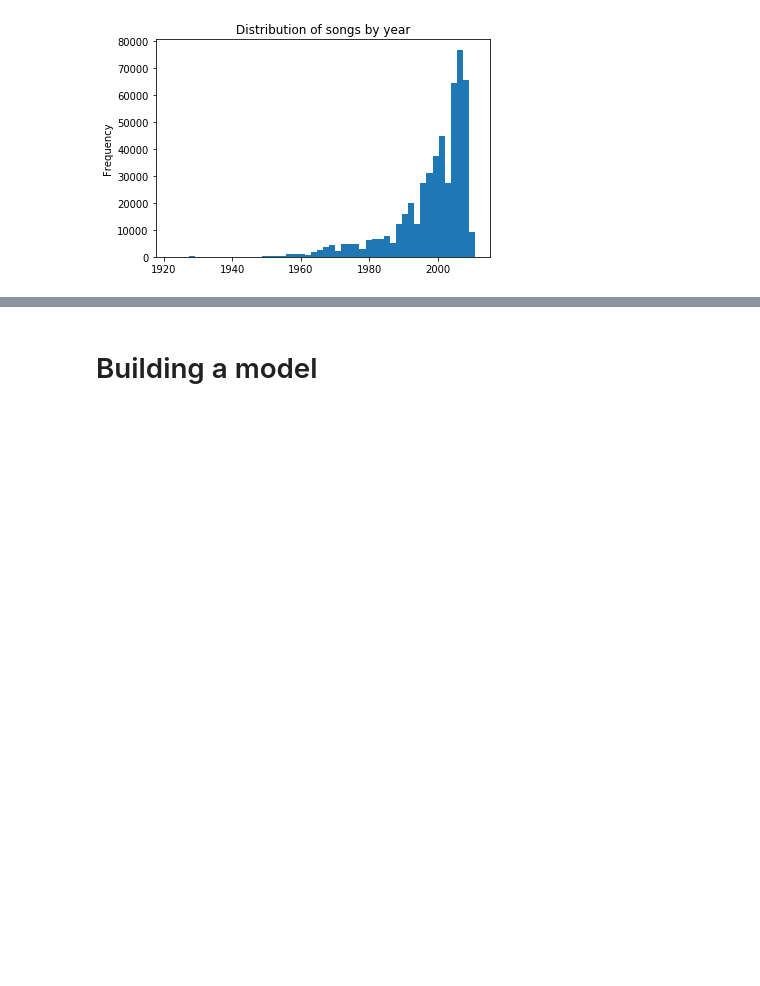
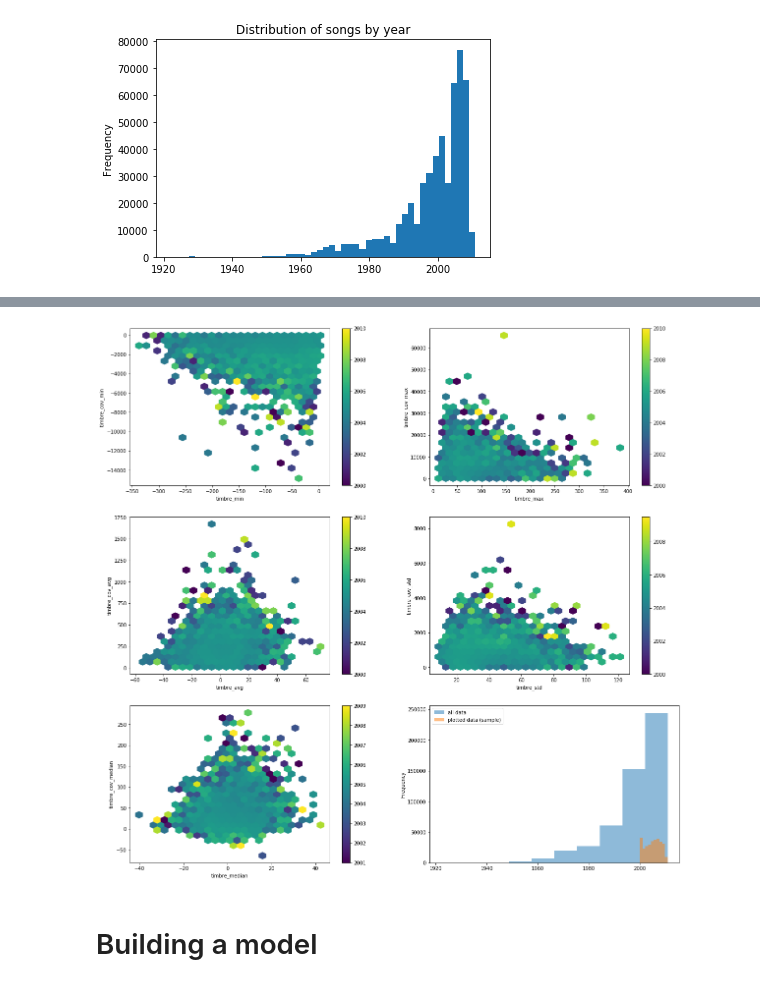
Before and after one commit to franktoffel/cvstr, a Jupyter notebook: music/music_ML.ipynb, the cells around one changed output, grey strips where cells are left out. Saved outputs shown, nothing was run; the diff lists cells and outputs as text; code cells hidden in the pictures; blank space fills up the shorter version.

```diff
--- a/music/music_ML.ipynb
+++ b/music/music_ML.ipynb
@@ -173,3 +173,35 @@ plt.show()
+# %%
+data_sample =  data.query('Year>=2000')#.sample(frac=0.5)
+
+
+fig, ax = plt.subplots(nrows=3, ncols=2, figsize=(20,20))
+
+
+data_sample.plot.hexbin(x='timbre_min', y='timbre_cov_min', C='Year',
+                        gridsize=25, ax=ax[0,0], cmap=plt.cm.viridis)
+
+data_sample.plot.hexbin(x='timbre_max', y='timbre_cov_max', C='Year',
+                        gridsize=25, ax=ax[0,1], cmap=plt.cm.viridis)
+
+data_sample.plot.hexbin(x='timbre_avg', y='timbre_cov_avg', C='Year',
+                        gridsize=25, ax=ax[1,0], cmap=plt.cm.viridis)
+
+data_sample.plot.hexbin(x='timbre_std', y='timbre_cov_std', C='Year',
+                        gridsize=25, ax=ax[1,1], cmap=plt.cm.viridis)
+
+data_sample.plot.hexbin(x='timbre_median', y='timbre_cov_median', C='Year',
+                        gridsize=25, ax=ax[2,0], cmap=plt.cm.viridis)
+
+data['Year'].plot.hist(ax=ax[2,1],
+                       label='all data', alpha=0.5)
+data_sample['Year'].plot.hist(ax=ax[2,1],
+                              label='plotted data (sample)', alpha=0.5)
+
+plt.legend();
+
+plt.show()
+# %% [output]
+[figure, added]
 # %% [markdown]
 # Building a model
 # %% [markdown]
```
Also changed, not shown: parts of 82 cells of this notebook.
